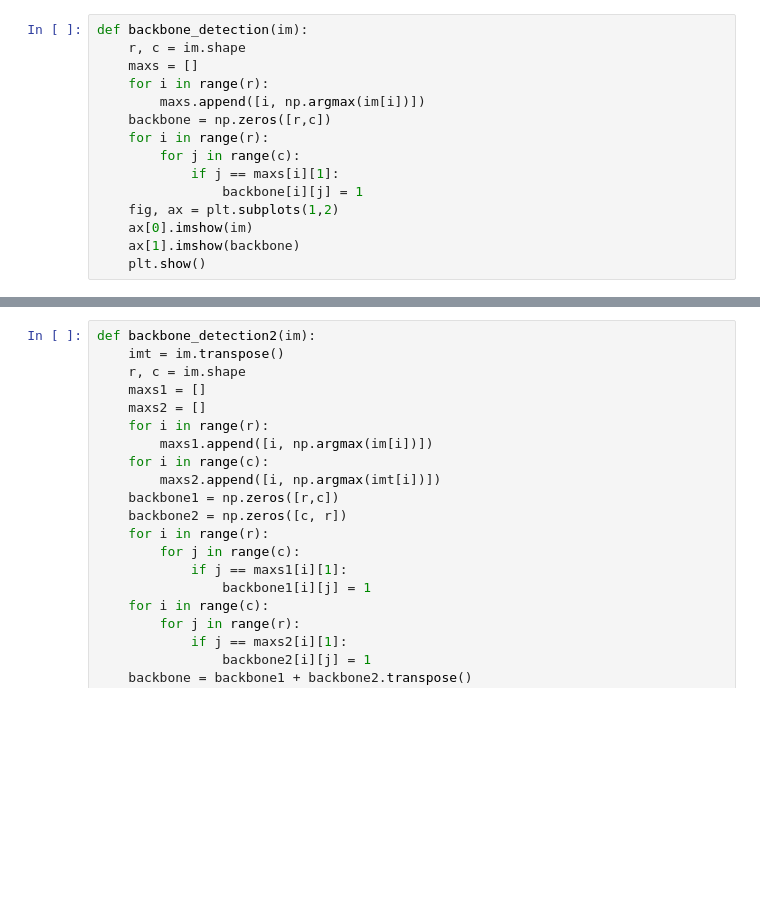
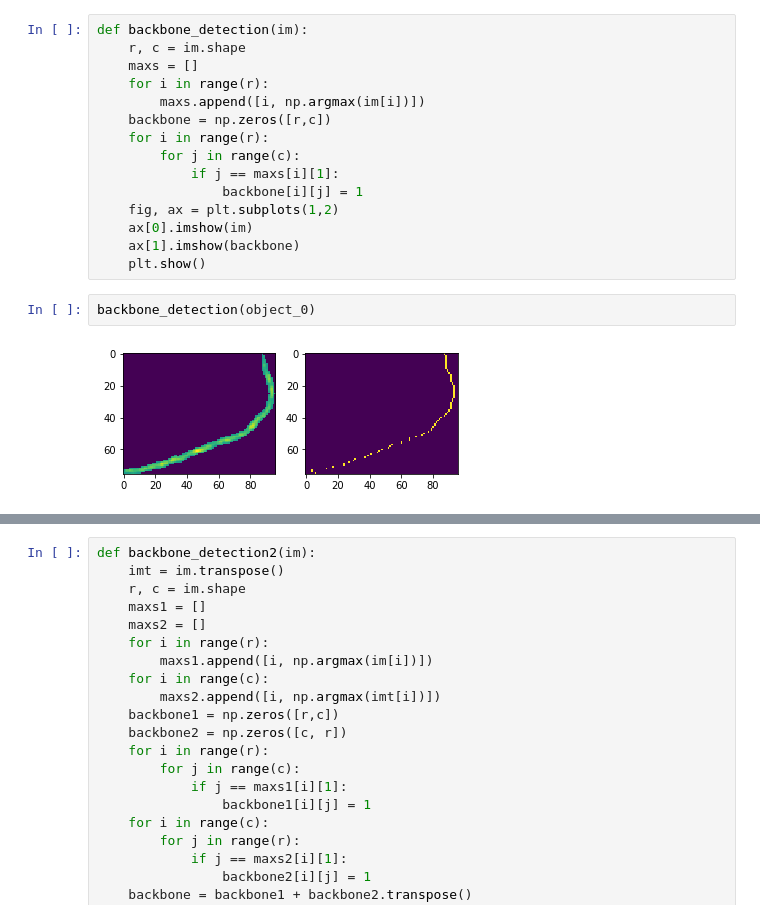
Before and after one commit to Rodrigo163/Personal-Projects, a Jupyter notebook: Image Segmentation/Filament_D&S.ipynb, the cells around one changed output, grey strips where cells are left out. Drawn from its saved outputs; the diff is of its cells as text; blank space fills up the shorter version.

```diff
--- a/Image Segmentation/Filament_D&S.ipynb
+++ b/Image Segmentation/Filament_D&S.ipynb
@@ -109,3 +123,7 @@ def backbone_detection(im):
     ax[0].imshow(im)
     ax[1].imshow(backbone)
     plt.show()
+# %%
+backbone_detection(object_0)
+# %% [output]
+[figure, added]
```
Also changed, not shown: parts of 5 cells of this notebook.
